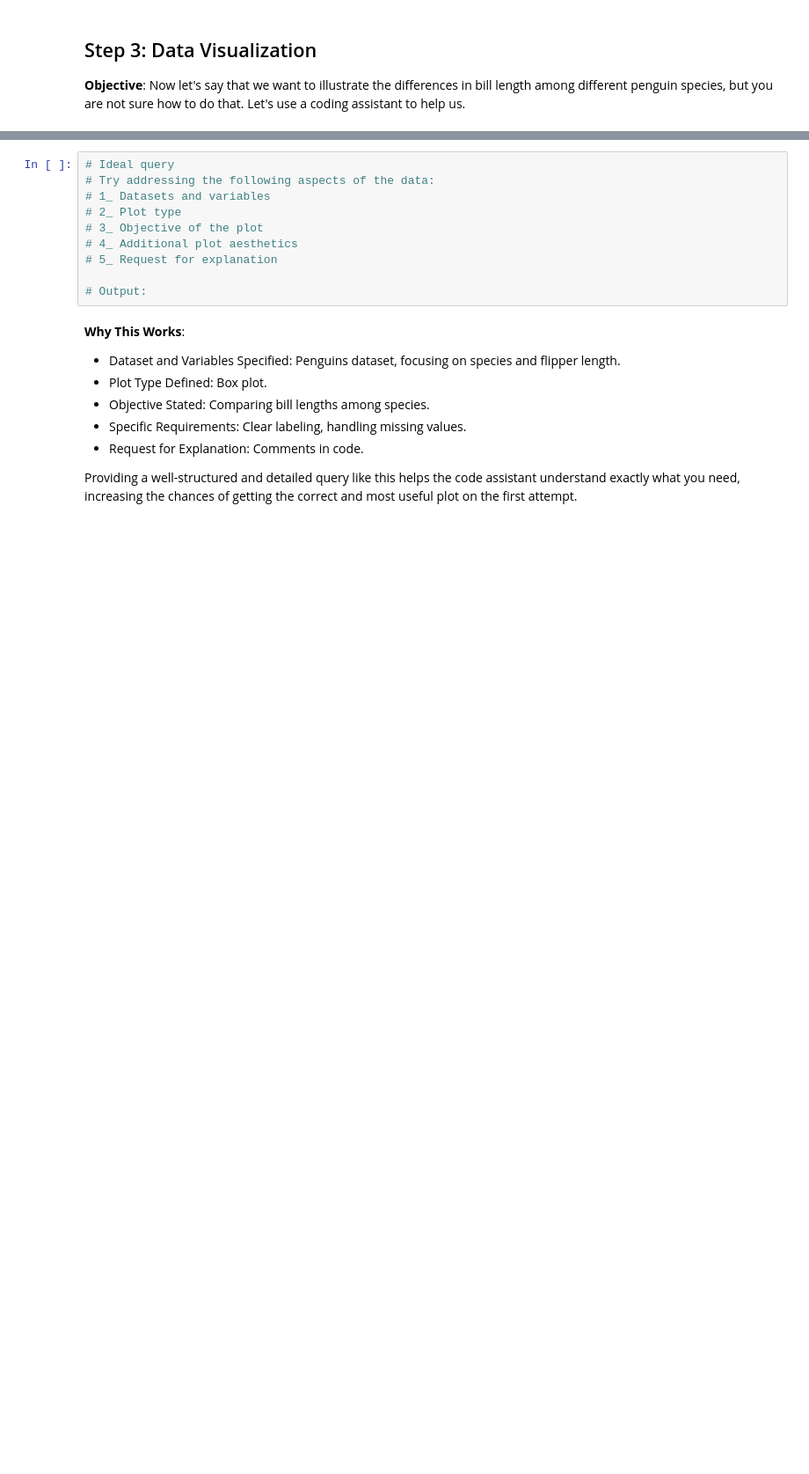
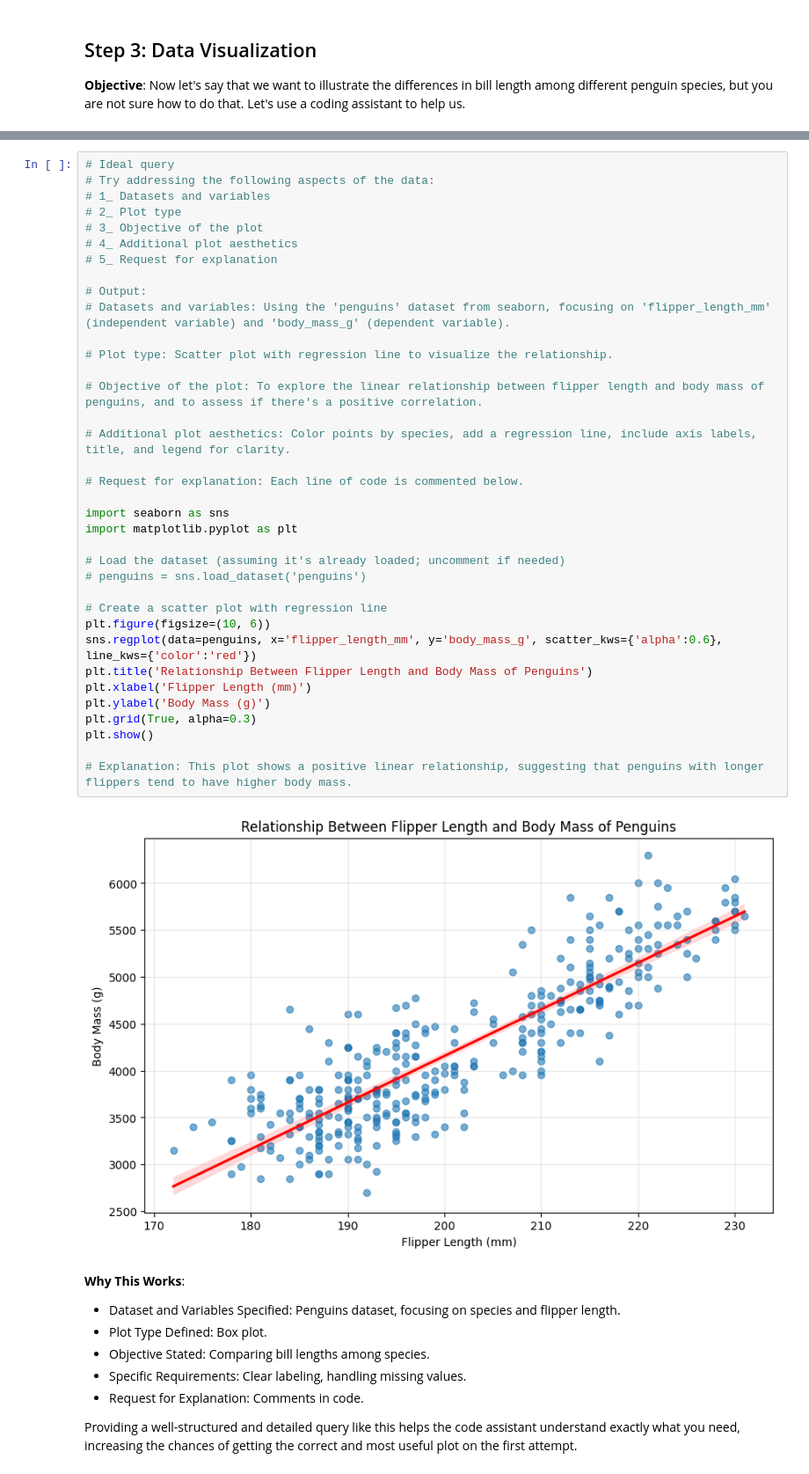
Before and after one commit to blochel/Jupyter_Content, a Jupyter notebook: 02_2_Coding_Assistants_Tutorial.ipynb, the cells around one changed output, grey strips where cells are left out. Shown at 88% size. Saved outputs shown, nothing was run; the diff lists cells and outputs as text; blank space fills up the shorter version.

```diff
--- a/02_2_Coding_Assistants_Tutorial.ipynb
+++ b/02_2_Coding_Assistants_Tutorial.ipynb
@@ -63,13 +125,41 @@ __Objective__: Now let's say that we want to illustrate the differences in bill
 # %%
 # Ideal query
 # Try addressing the following aspects of the data:
 # 1_ Datasets and variables
 # 2_ Plot type
 # 3_ Objective of the plot
 # 4_ Additional plot aesthetics
 # 5_ Request for explanation
 
 # Output:
+# Datasets and variables: Using the 'penguins' dataset from seaborn, focusing on 'flipper_length_mm' (independent variable) and 'body_mass_g' (dependent variable).
+
+# Plot type: Scatter plot with regression line to visualize the relationship.
+
+# Objective of the plot: To explore the linear relationship between flipper length and body mass of penguins, and to assess if there's a positive correlation.
+
+# Additional plot aesthetics: Color points by species, add a regression line, include axis labels, title, and legend for clarity.
+
+# Request for explanation: Each line of code is commented below.
+
+import seaborn as sns
+import matplotlib.pyplot as plt
+
+# Load the dataset (assuming it's already loaded; uncomment if needed)
+# penguins = sns.load_dataset('penguins')
+
+# Create a scatter plot with regression line
+plt.figure(figsize=(10, 6))
+sns.regplot(data=penguins, x='flipper_length_mm', y='body_mass_g', scatter_kws={'alpha':0.6}, line_kws={'color':'red'})
+plt.title('Relationship Between Flipper Length and Body Mass of Penguins')
+plt.xlabel('Flipper Length (mm)')
+plt.ylabel('Body Mass (g)')
+plt.grid(True, alpha=0.3)
+plt.show()
+
+# Explanation: This plot shows a positive linear relationship, suggesting that penguins with longer flippers tend to have higher body mass.
+# %% [output]
+[figure, added]
 # %% [markdown]
 __Why This Works__:
  - Dataset and Variables Specified: Penguins dataset, focusing on species and flipper length.
```
Also changed, not shown: parts of 10 cells of this notebook.
